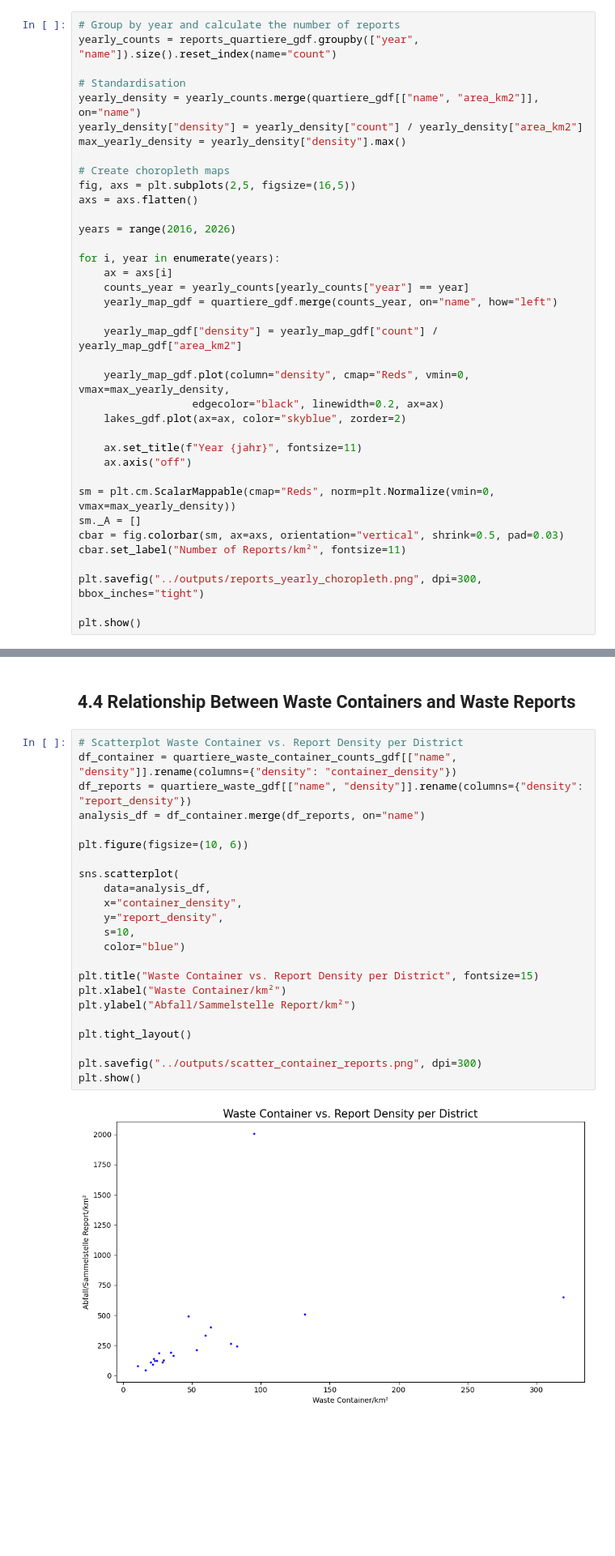
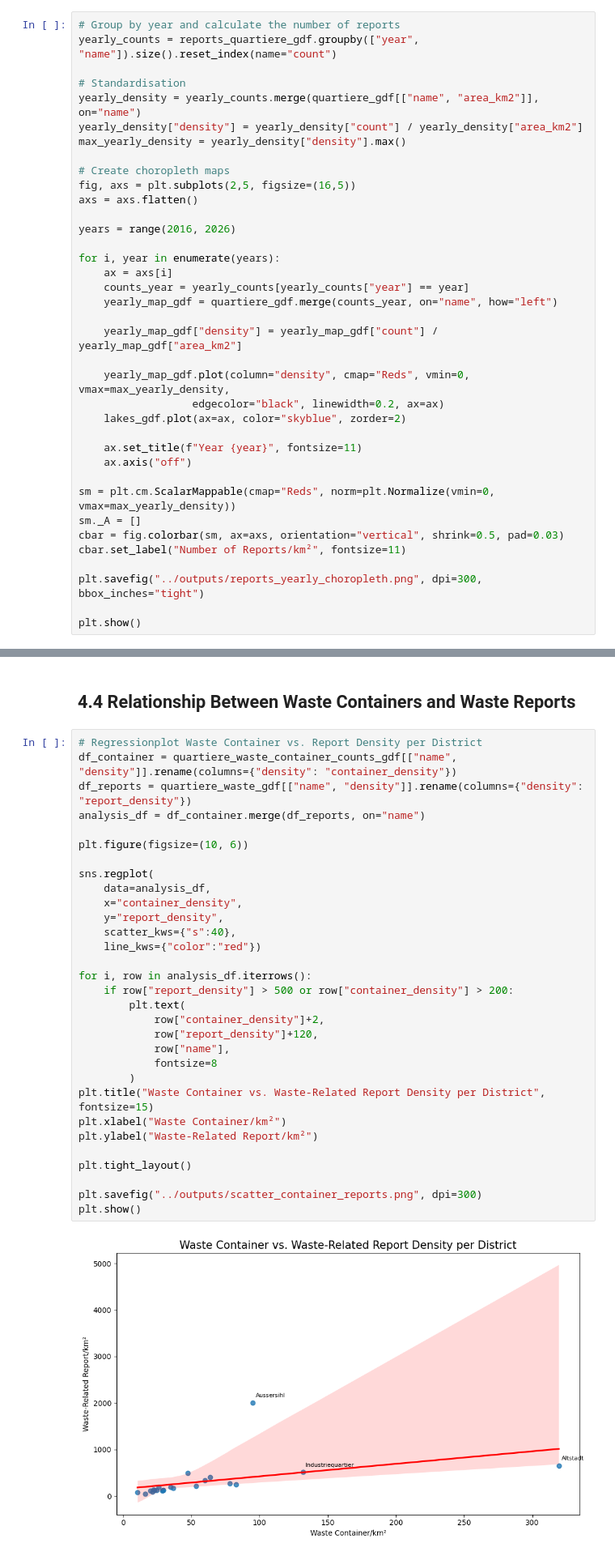
Before and after one commit to fabianott/zueriwieneu_spatial_analysis, a Jupyter notebook: notebooks/spatial_analysis.ipynb, the cells around one changed output, grey strips where cells are left out. Shown at 81% size. Saved outputs shown, nothing was run; the diff lists cells and outputs as text; blank space fills up the shorter version.

```diff
--- a/notebooks/spatial_analysis.ipynb
+++ b/notebooks/spatial_analysis.ipynb
@@ -189,7 +217,7 @@ for i, year in enumerate(years):
                   edgecolor="black", linewidth=0.2, ax=ax)
     lakes_gdf.plot(ax=ax, color="skyblue", zorder=2)
 
-    ax.set_title(f"Year {jahr}", fontsize=11)
+    ax.set_title(f"Year {year}", fontsize=11)
     ax.axis("off")
 
 sm = plt.cm.ScalarMappable(cmap="Reds", norm=plt.Normalize(vmin=0, vmax=max_yearly_density))
@@ -388,27 +410,35 @@ plt.show()
 # %% [markdown]
 ## 4.4 Relationship Between Waste Containers and Waste Reports
 # %%
-# Scatterplot Waste Container vs. Report Density per District
+# Regressionplot Waste Container vs. Report Density per District
 df_container = quartiere_waste_container_counts_gdf[["name", "density"]].rename(columns={"density": "container_density"})
 df_reports = quartiere_waste_gdf[["name", "density"]].rename(columns={"density": "report_density"})
 analysis_df = df_container.merge(df_reports, on="name")
 
 plt.figure(figsize=(10, 6))
 
-sns.scatterplot(
+sns.regplot(
     data=analysis_df,
     x="container_density",
     y="report_density",
-    s=10,
-    color="blue")
+    scatter_kws={"s":40},
+    line_kws={"color":"red"})
 
-plt.title("Waste Container vs. Report Density per District", fontsize=15)
+for i, row in analysis_df.iterrows():
+    if row["report_density"] > 500 or row["container_density"] > 200:
+        plt.text(
+            row["container_density"]+2,
+            row["report_density"]+120,
+            row["name"],
+            fontsize=8
+        )
+plt.title("Waste Container vs. Waste-Related Report Density per District", fontsize=15)
 plt.xlabel("Waste Container/km²")
-plt.ylabel("Abfall/Sammelstelle Report/km²")
+plt.ylabel("Waste-Related Report/km²")
 
 plt.tight_layout()
 
 plt.savefig("../outputs/scatter_container_reports.png", dpi=300)
 plt.show()
 # %% [output]
-[figure, old version]
+[figure, new version]
```
Also changed, not shown: parts of 13 cells of this notebook, 21 other files.
